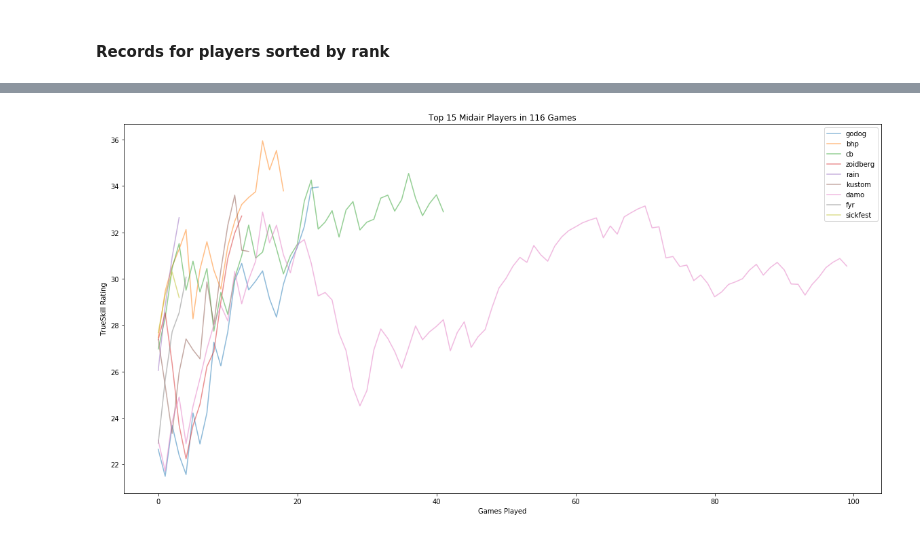
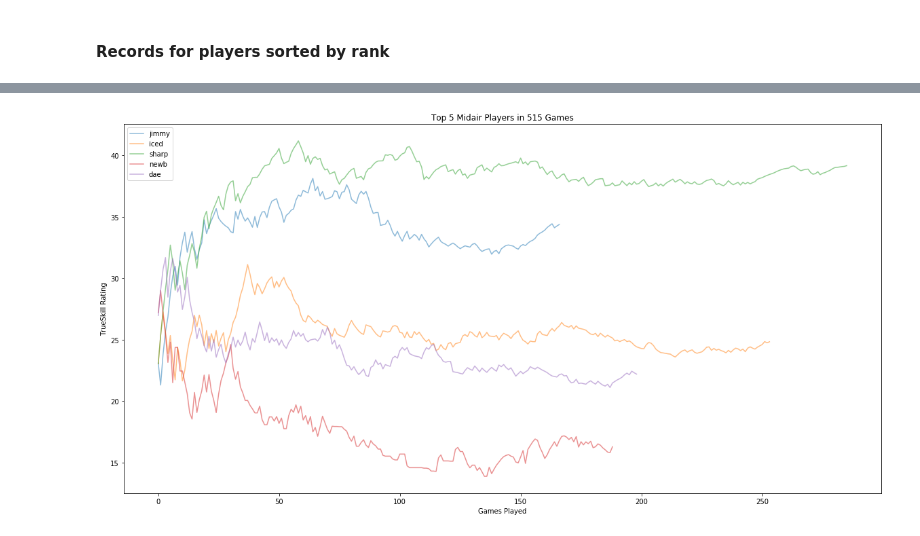
Before and after one commit to sharpsss/midair_stats, a Jupyter notebook: Midair.ipynb, the cells around one changed output, grey strips where cells are left out. Saved outputs shown, nothing was run; the diff lists cells and outputs as text; code cells hidden in the pictures.

```diff
--- a/Midair.ipynb
+++ b/Midair.ipynb
@@ -19,7 +19,7 @@ relevant_cols = ['Map', 'Date', 'Score', 'Team'] + winner_cols + loser_cols
 # No need to run anything from here until the next section.
 # %%
 form_df = pd.read_excel("Midair_PUG_tracking (Responses).xlsx", na_filter = False)
-region = 'NA'
+region = 'AUS'
 # %%
 
 
@@ -49,30 +49,40 @@ if region == 'AUS':
     bhp_df = pd.read_excel("Midair Games.xlsx", sheet_name = 'Sheet2')
     df = pd.concat([df, bittah_tourny_df, bhp_df, form_df[relevant_cols]], axis = 0, sort = False)
     df[player_cols] = df[player_cols].apply(lambda x: x.astype(str).str.lower().str.strip())
-    df.replace({'petgen': 'petty', 'basehead':'bhp', 'rr': 'devik', 'hobb': 'nasty hobbit', 'xu1':'xui', 'colonel blair|colonelblair':'cb', \
-                'rulefuckdoseplease':'kroz', 'raging moose': 'raging', 'tektra':'tekra', 'launchair':'laun', 'ultralpb': 'damo', \
-                'gryp|style|bakara|air|dodge|mikehunt|spacecake': 'new'}, regex = True, inplace = True)
-    player_dict = ['nasty hobbit', 'ringo', 'chem', 'rumble']
+    df.replace({'petgen': 'petty', 'base-head-panda|basehead':'bhp', 'rr': 'devik', 'hobb': 'nasty hobbit', 'xu1':'xui', 'colonel blair|colonelblair':'cb', \
+                'rulefuckdoseplease':'kroz','nextgen':'nexgen', 'phenom': 'mavi', 'raging moose': 'raging', 'tektra':'tekra', 'launchair':'laun', 'ultralpb': 'damo', \
+                'gryp|style|bakara|air|dodge|mikehunt|spacecake|rizik': 'new'}, regex = True, inplace = True)
+    player_dict = ['nasty hobbit', 'ringo', 'neo', 'chem', 'rumble']
 
 if region == 'NA':
     tea_df = pd.read_excel("tea_games.xlsx")
+    tea_df['source'] = 'tea'
     sharp_df = pd.read_excel("Midair Games.xlsx")[tea_df.columns[:-1]]
+    sharp_df['source'] = 'sharp|misc'
     byo5_df = pd.read_excel("byo5_jp.xlsx")
+    byo5_df['source'] = 'jp|byo5'
     stork_df = pd.read_excel("stork_stats.xlsx")
+    stork_df['source'] = 'stork'
     yami_df = pd.read_excel("yami_moth.xlsx")
+    yami_df['source'] = 'yami'
     lockjaw_fyr_df = pd.read_excel("lockjaw_fyr.xlsx")
-    df = pd.concat([tea_df, sharp_df, byo5_df, stork_df, yami_df, lockjaw_fyr_df], axis = 0, sort = False)
+    lockjaw_fyr_df['source'] = 'lockjaw|fyr'
+    twitch_df = pd.read_excel("twitch_df.xlsx")
+    twitch_df['source'] = twitch_df['Link']
+    form_df['source'] = form_df['Submitter']
+
+    df = pd.concat([tea_df, sharp_df, byo5_df, stork_df, yami_df, lockjaw_fyr_df, twitch_df], axis = 0, sort = False)
     df = pd.concat([df, form_df], axis = 0, sort = False).copy()
     df[player_cols] = df[player_cols].apply(lambda x: x.astype(str).str.lower())
 
-    player_dict = ['stork', 'sparkle', 'scar', 'iced', 'b3d', 'bed', 'pika', 'icehawk', 'debug', 'joe', \
+    player_dict = ['stork', 'spark', 'scar', 'iced', 'b3d', 'bed', 'pika', 'icehawk', 'debug', 'joe', \
                'implo', 'dae', 'jon osc', 'skip', 'ringo', 'sharp', 'ramses', 'jimmy', 'yods', 'chem', \
-               'lock', 'void', 'mista b', 'osc', 'anarchy', 'tyler']
+               'lock', 'void', 'mista', 'anarchy', 'tyler', 'water', 'moose', 'name', 'tree', 'laun']
 
 for player in player_dict:
     df[player_cols] = df[player_cols].replace({'(.*)' + player + '(.*)': player}, regex = True)
 
-    df[player_cols] = df[player_cols].replace({'couch' : 'boris', 'b3d':'bed', 'cargo': 'esprit', 'pissface': 'giohm', 'osc': 'immie', \
-             'v23': 'v22', 'patrick': 'dae', 'pat': 'moose', 'shreq': 'schreq', \
-           'bootswfur|synergizer bunny|ludang|total|sun dog|vitalica|loanwolf32|jeffreee|wristfracture|swoot|kevinator|intense|kromatic|superfam|cykon|chocotaco|debug|sauon|jfw20|wrightrj|hasslehof|cohen|extcy|robbie|ramses|mysterium|brotein|germy the syphilis|raybidet|arrow|missd|mcnibbles|riley|pancak3s|bro\.scrubamtiskaw': 'newb', \
-           'efx|krayvok|ucan|devil|proj': 'decent'}, regex = True)
+    df[player_cols] = df[player_cols].replace({'couch' : 'boris','dæ':'dae', 'debugxyz': 'debug', 'b3d':'bed', 'cargo': 'esprit', 'pissface': 'giohm', 'jon osc|jonosc': 'immie', \
+             'v23': 'v22', 'jl': 'mal', 'a god damn demon': 'descolada', 'patrick': 'dae', 'pat': 'moose', 'shreq': 'schreq', 'doughboy': 'missb', \
+           'bootswfur|tumi|xclusive|synergizer bunny|zeerat|\]\[ce|pancakemix|xan|yadig|sad|duck|ludang|total|sun dog|vitalica|galtath|joauva|loanwolf32|jeffreee|newb0|wristfracture|swoot|kevinator|intense|kromatic|superfam|cykon|chocotaco|debug|sauon|jfw20|wrightrj|hasslehof|cohen|extcy|robbie|ramses|ramses0|mysterium|brotein|germy the syphilis|raybidet|arrow|missd|mcnibbles|riley|pancak3s|bro\.scrubamtiskaw': 'newb', \
+           'efx|krayvok|panda|ywontudie|phix|binladen|ucan|brooky|devil|proj|nof|ragencajuin|rosco|shrimm': 'decent'}, regex = True)
@@ -86,7 +92,7 @@ df.to_pickle(region + '_combined_midair_games.p')
 # Read in Data
 Choose your region in the cell below. Then, run everything from here to the bottom by pressing Shift + Enter multiple times. Pay attention to the "profile_player" function
 # %%
-region = 'NA' # change this to NA or AUS for whichever region you want
+region = 'AUS' # change this to NA or AUS for whichever region you want
 df = pd.read_pickle(region + '_combined_midair_games.p')
 # %%
 def str_winning_team(series):
@@ -173,5 +177,6 @@ sorted_rating_list
 #### Players sorted by TrueSkill adjusted rating, with add'l vals of mu and sigma
 # %%
 rating_sigma_list = sorted(((round(value.mu, 1), round(value.sigma, 1), key) for (key,value) in players_ts.items()), reverse = True)
-sorted([(round((item[0] - 1.5*item[1]),2), item[0], item[1], item[2]) for item in rating_sigma_list], reverse = True)
+adj_rating_list = sorted([(round((item[0] - 3*item[1]),2), item[0], item[1], item[2]) for item in rating_sigma_list], reverse = True)
+adj_rating_list
 # %% [output]
@@ -217,16 +222,18 @@ sorted([(round((item[0] - 1.5*item[1]),2), item[0], item[1], item[2]) for item i
 # %%
-plotted_players = [item[1] for item in sorted_rating_list[0:9]]
+plotted_players = [item[1] for item in sorted_rating_list[0:10]]
+plotted_players = [item[3] for item in adj_rating_list[0:10]]
+plotted_players = [k for (k,v) in players_ts_time.items() if ((len(v) > 150) & (len(v) > 150))]
 plt.figure(figsize=(20,10))
 for i, player in enumerate(plotted_players):
     plt.plot(players_ts_time[player], alpha=0.5)
 
-plt.title("Top 15 Midair Players in " + str(df.shape[0]) + ' Games')
+plt.title("Top " + str(len(plotted_players)) + " Midair Players in " + str(df.shape[0]) + ' Games')
 plt.xlabel('Games Played')
 plt.ylabel('TrueSkill Rating')
 plt.legend(plotted_players)
 plt.show()
 # %% [output]
-[figure, old version]
+[figure, new version]
 # %%
 def profile_player(target, partner_list = False, partner = False, opponent_list = False, opponent = False):
     profile_df = df[df[player_cols].isin([target]).any(axis = 1)]
```
Also changed, not shown: parts of 12 cells of this notebook, 2 other files.
